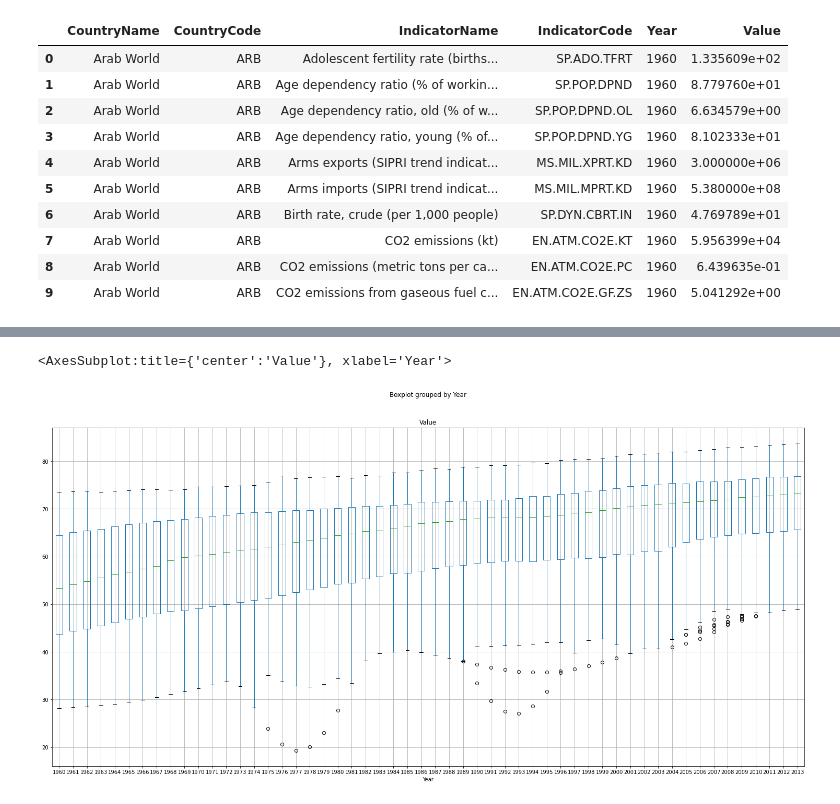
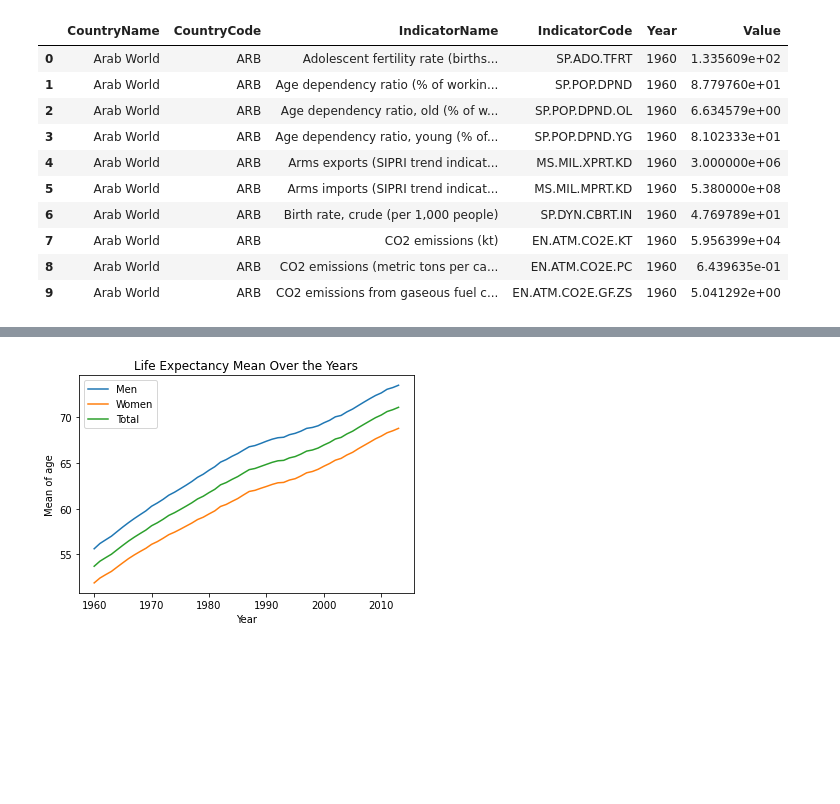
Before and after one commit to sahasraiyer/WDI_Data_Analysis, a Jupyter notebook: WDI_Project.ipynb, the cells around one changed output, grey strips where cells are left out. Drawn from its saved outputs; the diff is of its cells as text; code cells hidden in the pictures; blank space fills up the shorter version.

```diff
--- a/WDI_Project.ipynb
+++ b/WDI_Project.ipynb
@@ -145,5 +64,0 @@ life_expectancy_m.boxplot(column='Value', by ='Year',figsize=(25,12))
-# %%
-life_expectancy_total.boxplot(column='Value', by ='Year',figsize=(25,12))
-# %% [output]
-<AxesSubplot:title={'center':'Value'}, xlabel='Year'>
-[figure, removed]
@@ -157,0 +65,12 @@ life_expectancy_total_outliers
+# %%
+#Line graph depicting trend for all three groups over the years
+life_expectancy_f.groupby('Year')['Value'].mean().plot(label="Men")
+life_expectancy_m.groupby('Year')['Value'].mean().plot(label="Women")
+life_expectancy_total.groupby('Year')['Value'].mean().plot(label="Total")
+plt.xlabel("Year")
+plt.ylabel("Mean of age")
+plt.title("Life Expectancy Mean Over the Years")
+plt.legend()
+plt.show()
+# %% [output]
+[figure, added]
```
Also changed, not shown: parts of 78 cells of this notebook.
